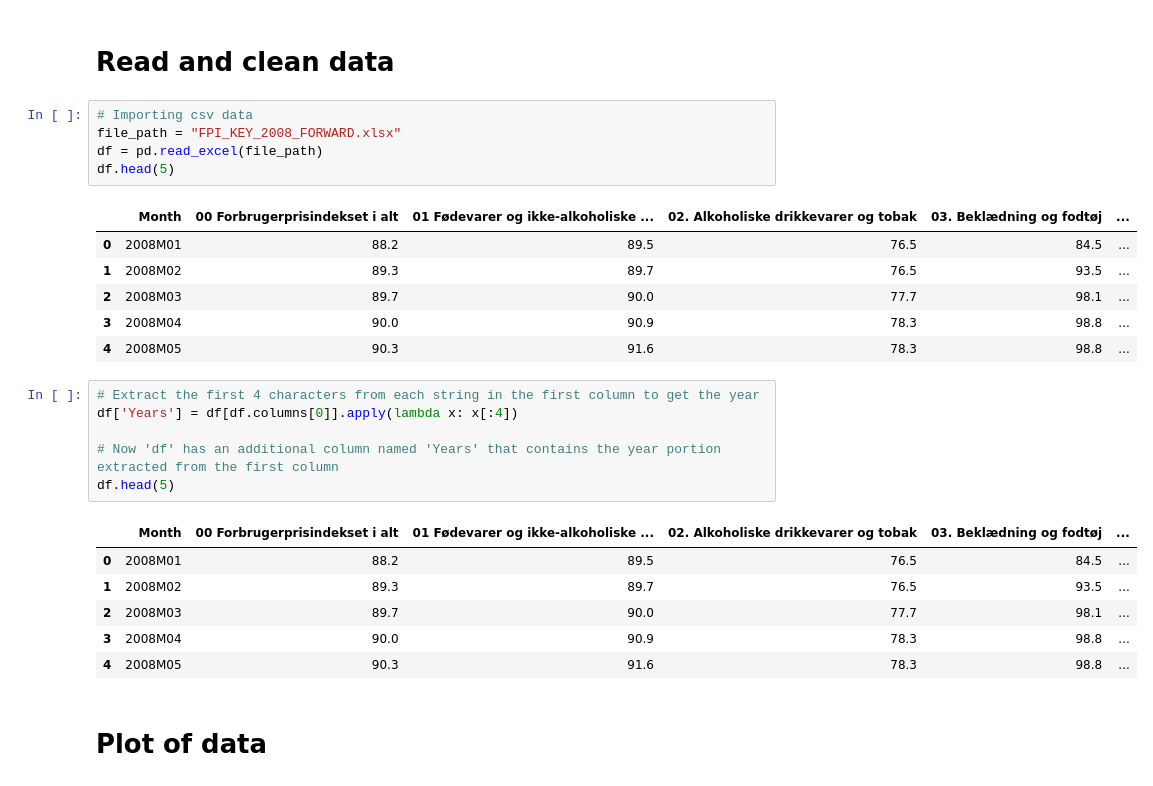
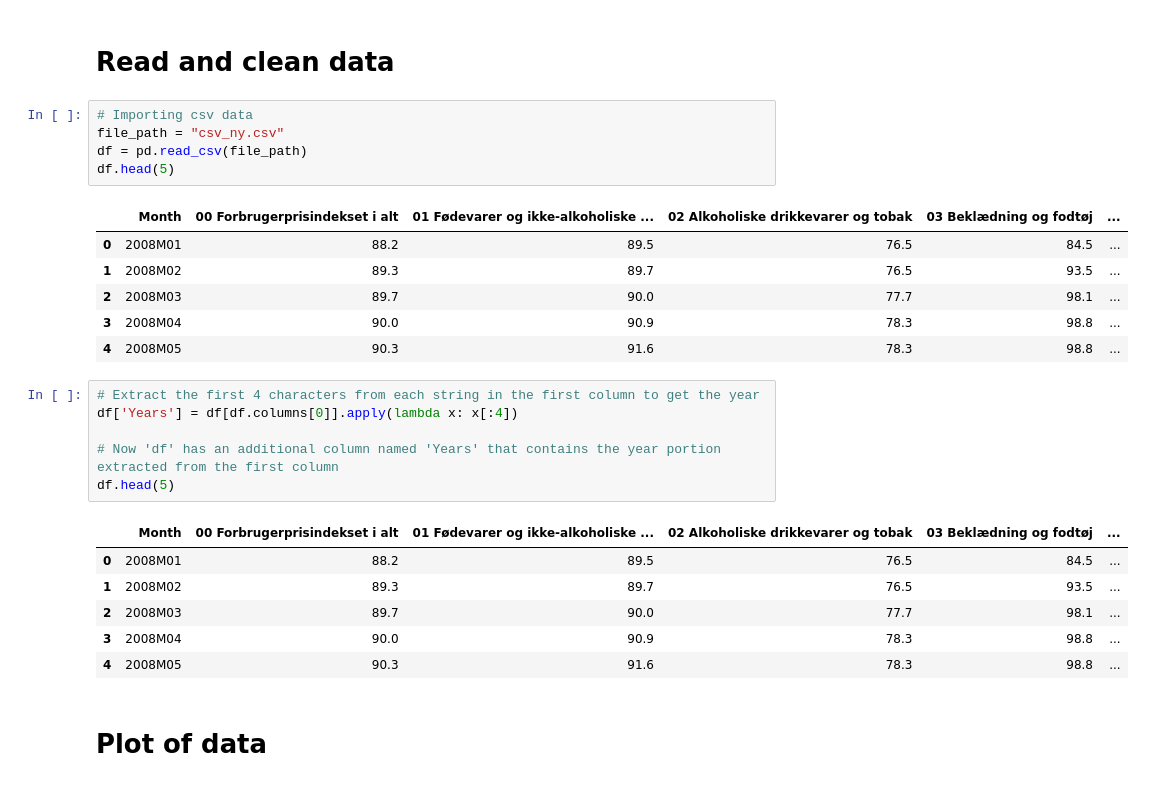
Before and after one commit to NumEconCopenhagen/projects-2024-econ-jyderne, a Jupyter notebook: dataproject/dataproject.ipynb, the cells around one changed output. Saved outputs shown, nothing was run; the diff lists cells and outputs as text.

```diff
--- a/dataproject/dataproject.ipynb
+++ b/dataproject/dataproject.ipynb
@@ -23,11 +23,11 @@ The autoreload extension is already loaded. To reload it, use:
 # Read and clean data
 # %%
 # Importing csv data
-file_path = "FPI_KEY_2008_FORWARD.xlsx"
-df = pd.read_excel(file_path)
+file_path = "csv_ny.csv"
+df = pd.read_csv(file_path)
 df.head(5)
 # %% [output]
-|  | Month | 00 Forbrugerprisindekset i alt | 01 Fødevarer og ikke-alkoholiske ... | 02. Alkoholiske drikkevarer og tobak | 03. Beklædning og fodtøj | ... |
+|  | Month | 00 Forbrugerprisindekset i alt | 01 Fødevarer og ikke-alkoholiske ... | 02 Alkoholiske drikkevarer og tobak | 03 Beklædning og fodtøj | ... |
 | 0 | 2008M01 | 88.2 | 89.5 | 76.5 | 84.5 | ... |
 | 1 | 2008M02 | 89.3 | 89.7 | 76.5 | 93.5 | ... |
 | 2 | 2008M03 | 89.7 | 90.0 | 77.7 | 98.1 | ... |
@@ -40,7 +40,7 @@ df['Years'] = df[df.columns[0]].apply(lambda x: x[:4])
 # Now 'df' has an additional column named 'Years' that contains the year portion extracted from the first column
 df.head(5)
 # %% [output]
-|  | Month | 00 Forbrugerprisindekset i alt | 01 Fødevarer og ikke-alkoholiske ... | 02. Alkoholiske drikkevarer og tobak | 03. Beklædning og fodtøj | ... |
+|  | Month | 00 Forbrugerprisindekset i alt | 01 Fødevarer og ikke-alkoholiske ... | 02 Alkoholiske drikkevarer og tobak | 03 Beklædning og fodtøj | ... |
 | 0 | 2008M01 | 88.2 | 89.5 | 76.5 | 84.5 | ... |
 | 1 | 2008M02 | 89.3 | 89.7 | 76.5 | 93.5 | ... |
 | 2 | 2008M03 | 89.7 | 90.0 | 77.7 | 98.1 | ... |
```
Also changed, not shown: parts of 3 cells of this notebook, 2 other files.
